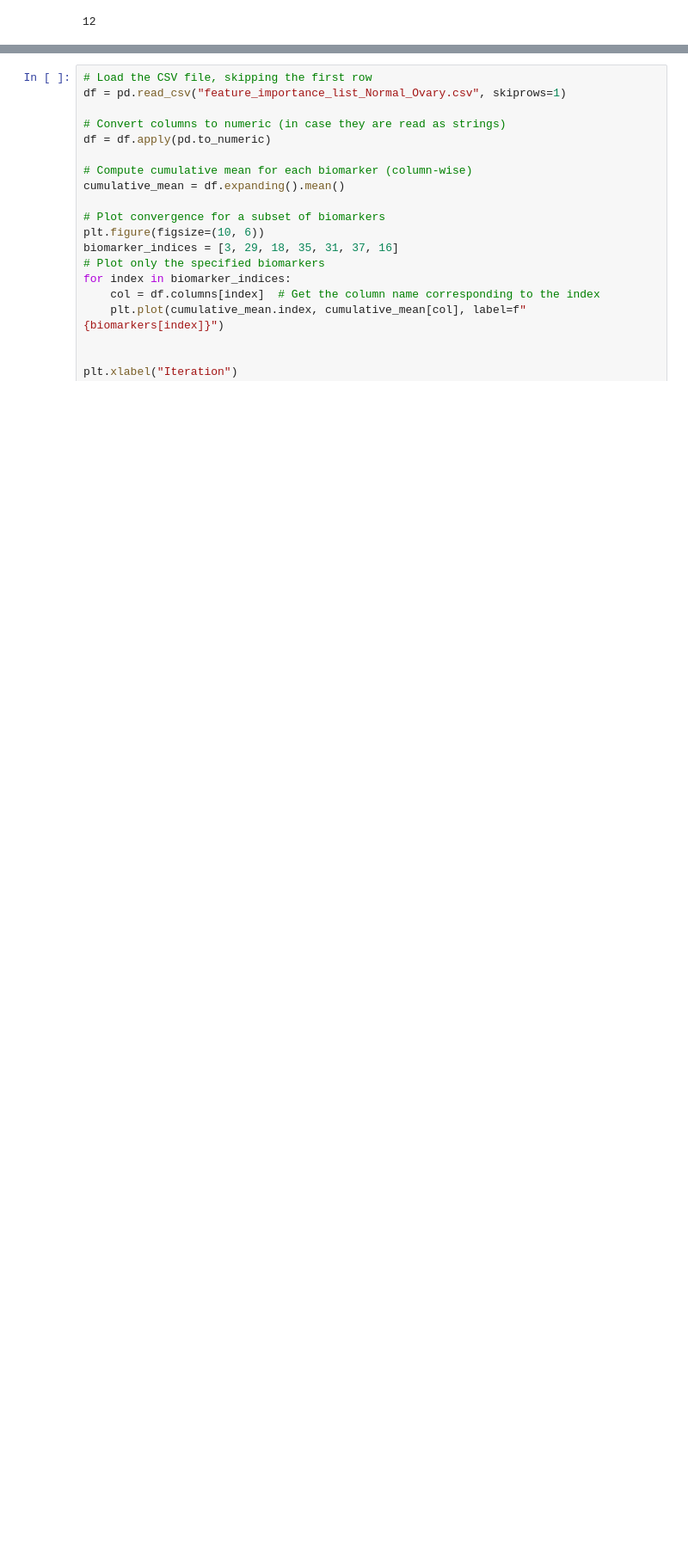
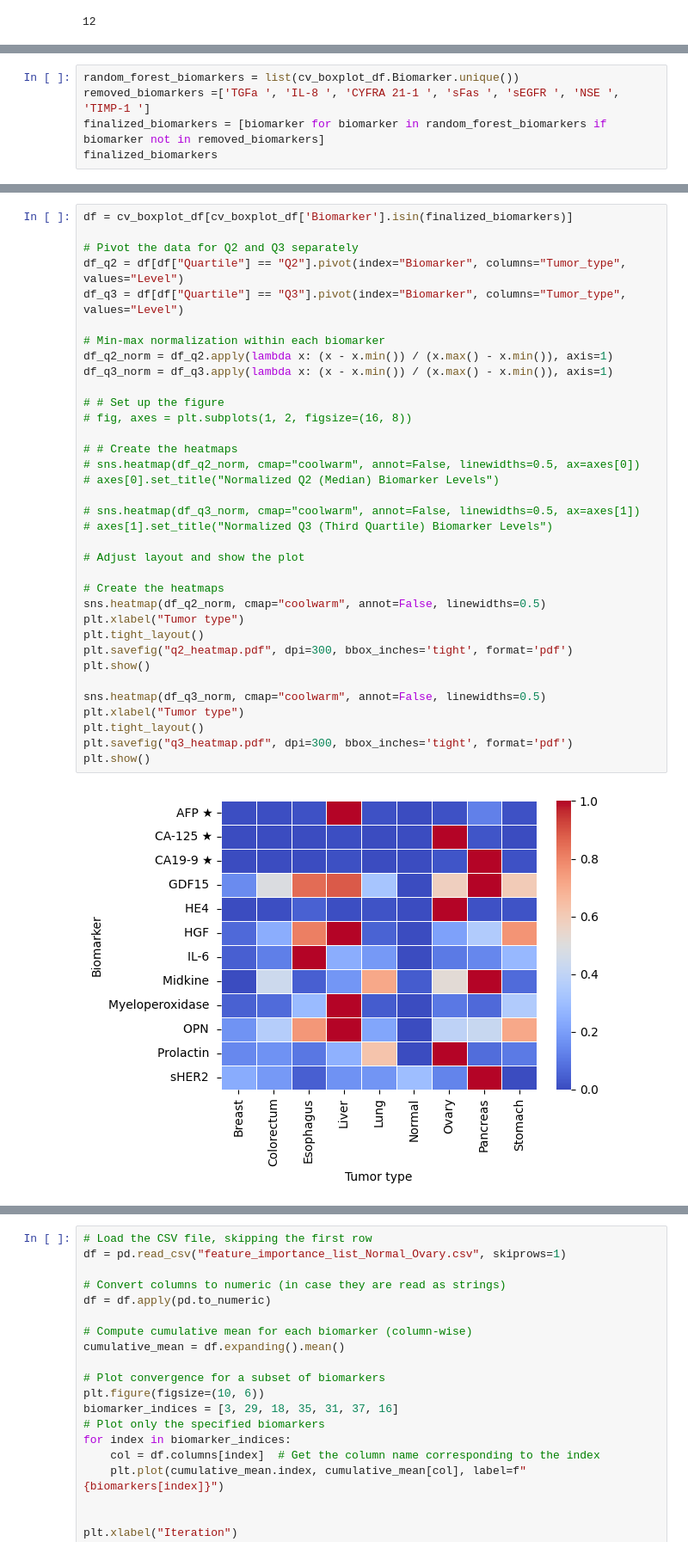
Before and after one commit to subhajitbn/Cancer-Biomarkers-from-Clinical-Data, a Jupyter notebook: tutorial-full.ipynb, the cells around one changed output, grey strips where cells are left out. Shown at 86% size. Drawn from its saved outputs; the diff is of its cells as text; blank space fills up the shorter version.

Commit message:
Biomarker level heatmap added. Minor fixes.

```diff
--- a/tutorial-full.ipynb
+++ b/tutorial-full.ipynb
@@ -1409,0 +1351,5 @@ len(set(reported_biomarkers))
+# %%
+random_forest_biomarkers = list(cv_boxplot_df.Biomarker.unique())
+removed_biomarkers =['TGFa ', 'IL-8 ', 'CYFRA 21-1 ', 'sFas ', 'sEGFR ', 'NSE ', 'TIMP-1 ']
+finalized_biomarkers = [biomarker for biomarker in random_forest_biomarkers if biomarker not in removed_biomarkers]
+finalized_biomarkers
@@ -1409,0 +1369,37 @@ len(set(reported_biomarkers))
+# %%
+df = cv_boxplot_df[cv_boxplot_df['Biomarker'].isin(finalized_biomarkers)]
+
+# Pivot the data for Q2 and Q3 separately
+df_q2 = df[df["Quartile"] == "Q2"].pivot(index="Biomarker", columns="Tumor_type", values="Level")
+df_q3 = df[df["Quartile"] == "Q3"].pivot(index="Biomarker", columns="Tumor_type", values="Level")
+
+# Min-max normalization within each biomarker
+df_q2_norm = df_q2.apply(lambda x: (x - x.min()) / (x.max() - x.min()), axis=1)
+df_q3_norm = df_q3.apply(lambda x: (x - x.min()) / (x.max() - x.min()), axis=1)
+
+# # Set up the figure
+# fig, axes = plt.subplots(1, 2, figsize=(16, 8))
+
+# # Create the heatmaps
+# sns.heatmap(df_q2_norm, cmap="coolwarm", annot=False, linewidths=0.5, ax=axes[0])
+# axes[0].set_title("Normalized Q2 (Median) Biomarker Levels")
+
+# sns.heatmap(df_q3_norm, cmap="coolwarm", annot=False, linewidths=0.5, ax=axes[1])
+# axes[1].set_title("Normalized Q3 (Third Quartile) Biomarker Levels")
+
+# Adjust layout and show the plot
+
+# Create the heatmaps
+sns.heatmap(df_q2_norm, cmap="coolwarm", annot=False, linewidths=0.5)
+plt.xlabel("Tumor type")
+plt.tight_layout()
+plt.savefig("q2_heatmap.pdf", dpi=300, bbox_inches='tight', format='pdf')
+plt.show()
+
+sns.heatmap(df_q3_norm, cmap="coolwarm", annot=False, linewidths=0.5)
+plt.xlabel("Tumor type")
+plt.tight_layout()
+plt.savefig("q3_heatmap.pdf", dpi=300, bbox_inches='tight', format='pdf')
+plt.show()
+# %% [output]
+[figure, added]
```
Also changed, not shown: parts of 6 cells of this notebook, 12 other files.
